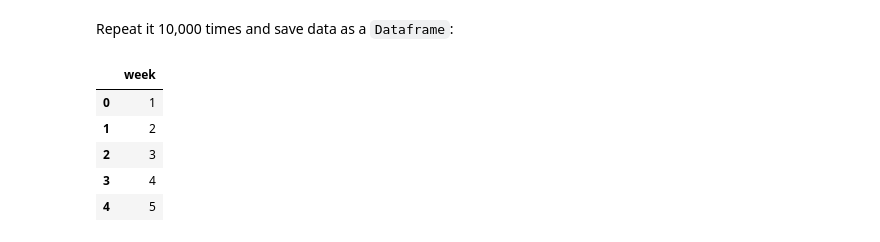
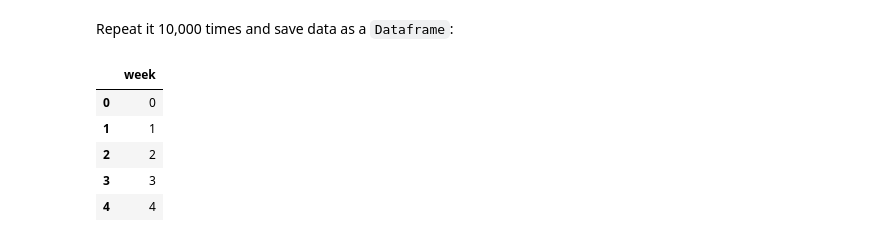
Before and after one commit to diengiau/py18plus, a Jupyter notebook: 09_stochasticSimu.ipynb, the cells around one changed output. Drawn from its saved outputs; the diff is of its cells as text; code cells hidden in the pictures.

```diff
--- a/09_stochasticSimu.ipynb
+++ b/09_stochasticSimu.ipynb
@@ -139,16 +139,16 @@ import pandas as pd
 # %%
 T = 20 # next 20 weeks
 StockPriceDf = pd.DataFrame(
-    {'week': range(1, T+1)}
+    {'week': range(T+1)}
 )
 StockPriceDf.head()
 # %% [output]
 |  | week |
-| 0 | 1 |
-| 1 | 2 |
-| 2 | 3 |
-| 3 | 4 |
-| 4 | 5 |
+| 0 | 0 |
+| 1 | 1 |
+| 2 | 2 |
+| 3 | 3 |
+| 4 | 4 |
 # %%
 for i in range(10):
     onePriceProcess = pd.Series(predictPriceProcess(T=T))
```
Also changed, not shown: parts of 2 cells of this notebook.
